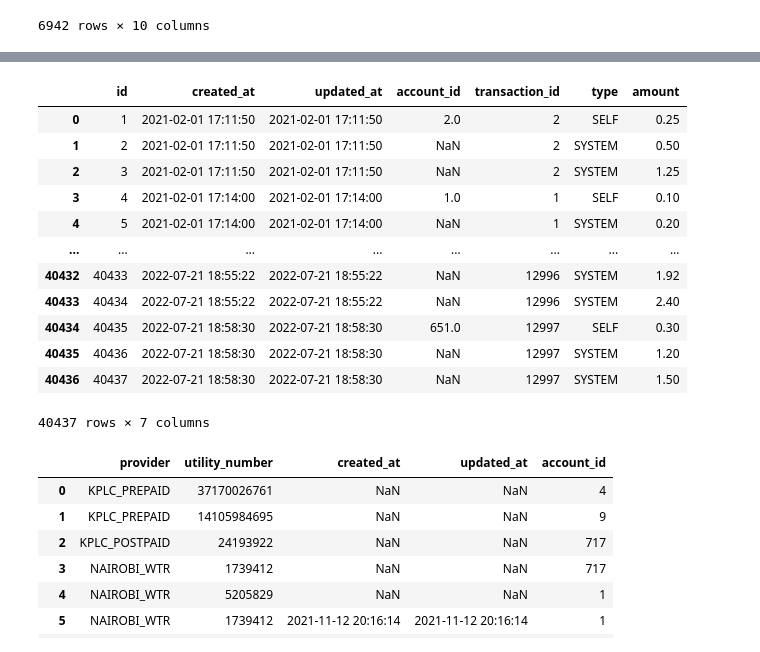
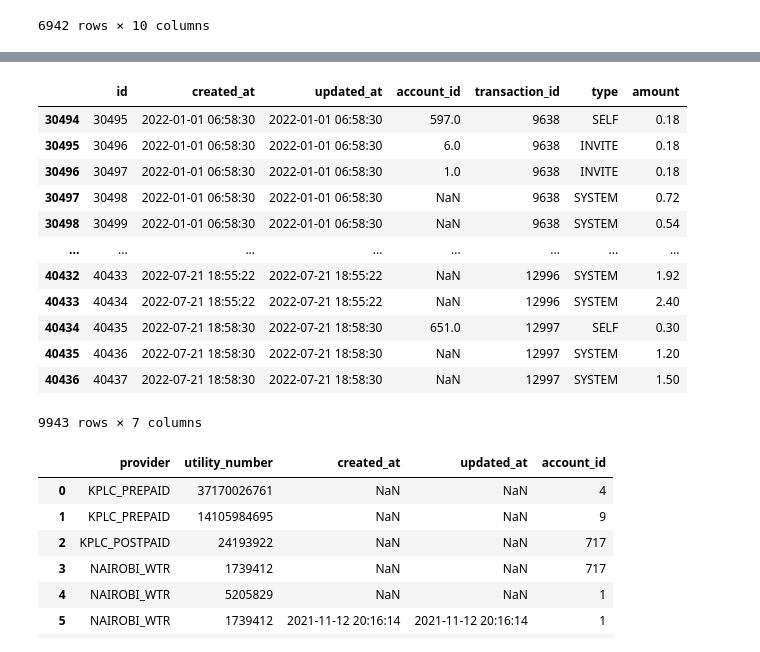
Before and after one commit to Sidooh/Legacy---V2-Migration, a Jupyter notebook: products.ipynb, the cells around one changed output, grey strips where cells are left out. Saved outputs shown, nothing was run; the diff lists cells and outputs as text; code cells hidden in the pictures.

```diff
--- a/products.ipynb
+++ b/products.ipynb
@@ -96,19 +133,23 @@ cashbacks_new['type'] = cashbacks['type'].apply(typeTransform)
 # %%
+dateFrom = pd.to_datetime('2022')
+
+cashbacks_new = cashbacks_new[pd.to_datetime(cashbacks_new['created_at']) > dateFrom]
+
 cashbacks_new
 # %% [output]
 |  | id | created_at | updated_at | account_id | transaction_id | type | amount |
-| 0 | 1 | 2021-02-01 17:11:50 | 2021-02-01 17:11:50 | 2.0 | 2 | SELF | 0.25 |
-| 1 | 2 | 2021-02-01 17:11:50 | 2021-02-01 17:11:50 | NaN | 2 | SYSTEM | 0.50 |
-| 2 | 3 | 2021-02-01 17:11:50 | 2021-02-01 17:11:50 | NaN | 2 | SYSTEM | 1.25 |
-| 3 | 4 | 2021-02-01 17:14:00 | 2021-02-01 17:14:00 | 1.0 | 1 | SELF | 0.10 |
-| 4 | 5 | 2021-02-01 17:14:00 | 2021-02-01 17:14:00 | NaN | 1 | SYSTEM | 0.20 |
+| 30494 | 30495 | 2022-01-01 06:58:30 | 2022-01-01 06:58:30 | 597.0 | 9638 | SELF | 0.18 |
+| 30495 | 30496 | 2022-01-01 06:58:30 | 2022-01-01 06:58:30 | 6.0 | 9638 | INVITE | 0.18 |
+| 30496 | 30497 | 2022-01-01 06:58:30 | 2022-01-01 06:58:30 | 1.0 | 9638 | INVITE | 0.18 |
+| 30497 | 30498 | 2022-01-01 06:58:30 | 2022-01-01 06:58:30 | NaN | 9638 | SYSTEM | 0.72 |
+| 30498 | 30499 | 2022-01-01 06:58:30 | 2022-01-01 06:58:30 | NaN | 9638 | SYSTEM | 0.54 |
 | ... | ... | ... | ... | ... | ... | ... | ... |
 | 40432 | 40433 | 2022-07-21 18:55:22 | 2022-07-21 18:55:22 | NaN | 12996 | SYSTEM | 1.92 |
 | 40433 | 40434 | 2022-07-21 18:55:22 | 2022-07-21 18:55:22 | NaN | 12996 | SYSTEM | 2.40 |
 | 40434 | 40435 | 2022-07-21 18:58:30 | 2022-07-21 18:58:30 | 651.0 | 12997 | SELF | 0.30 |
 | 40435 | 40436 | 2022-07-21 18:58:30 | 2022-07-21 18:58:30 | NaN | 12997 | SYSTEM | 1.20 |
 | 40436 | 40437 | 2022-07-21 18:58:30 | 2022-07-21 18:58:30 | NaN | 12997 | SYSTEM | 1.50 |
-40437 rows × 7 columns
+9943 rows × 7 columns
 # %%
 airtime_accs_mask = utility_accounts_new['provider'].isin(['SAFARICOM'])
 airt_accs = utility_accounts_new[airtime_accs_mask]
```
Also changed, not shown: parts of 7 cells of this notebook, 3 other files.
